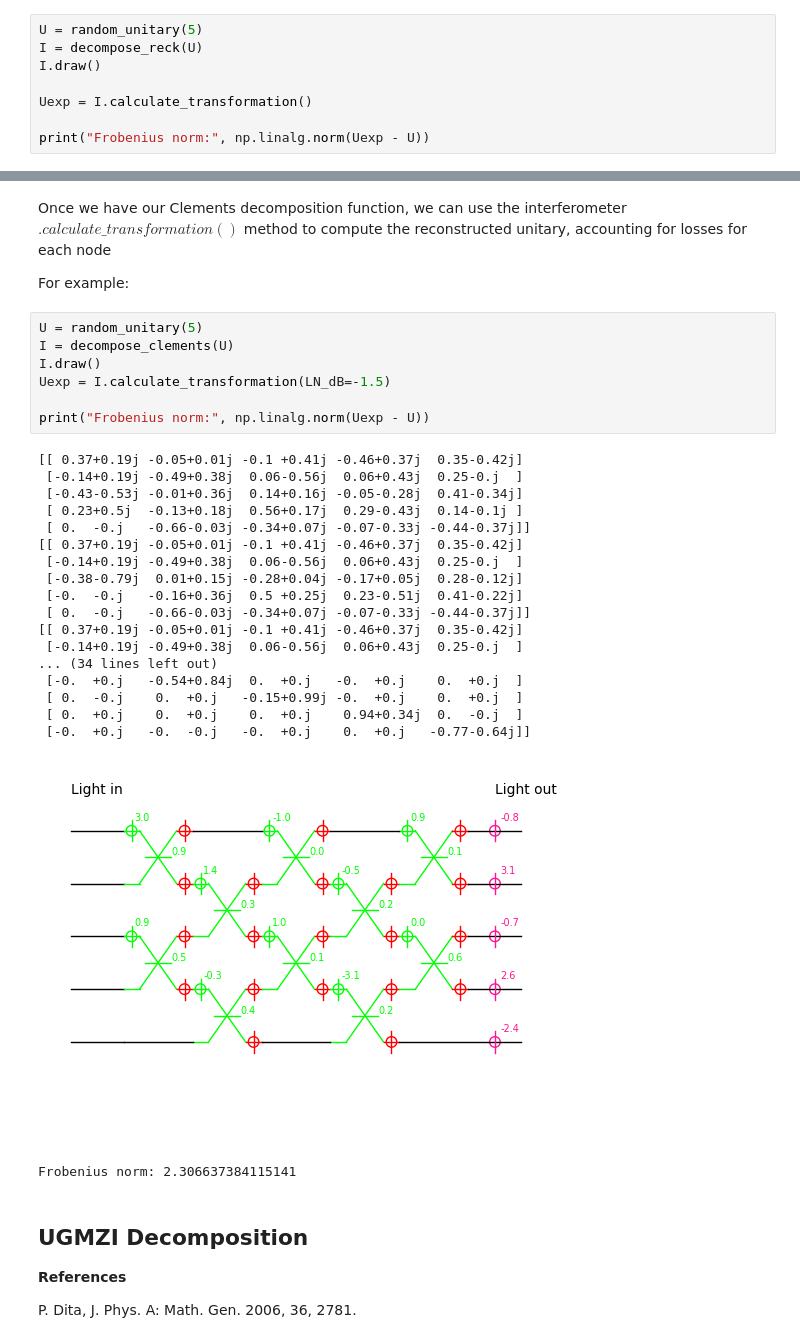
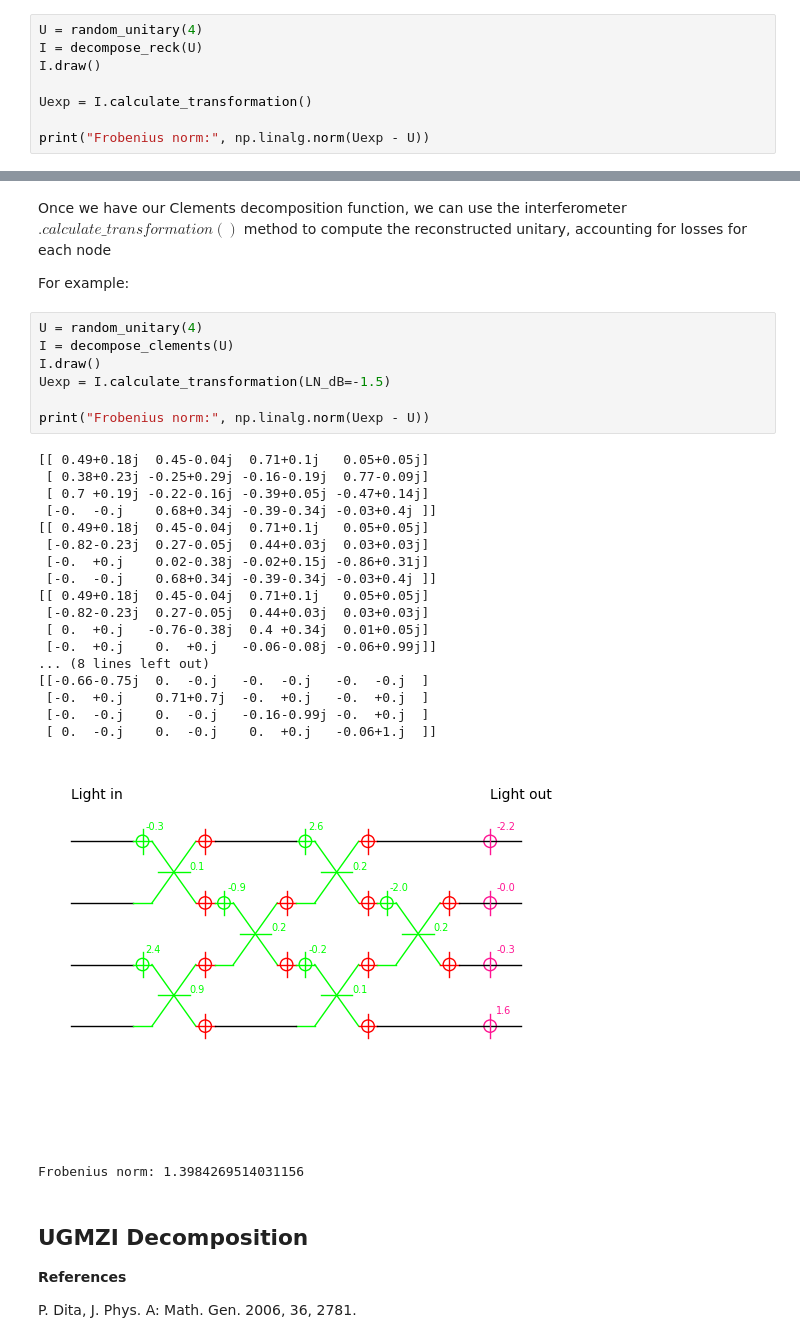
Before and after one commit to AndreaBarletta/fidelity-SGMZI, a Jupyter notebook: notebook.ipynb, the cells around one changed output, grey strips where cells are left out. Saved outputs shown, nothing was run; the diff lists cells and outputs as text.

```diff
--- a/notebook.ipynb
+++ b/notebook.ipynb
@@ -124,7 +124,7 @@ Once we have our Reck decomposition function, we can use the interferometer $.ca
 
 For example:
 # %%
-U = random_unitary(5)
+U = random_unitary(4)
 I = decompose_reck(U)
 I.draw()
 
@@ -280,32 +280,32 @@ Once we have our Clements decomposition function, we can use the interferometer
 
 For example:
 # %%
-U = random_unitary(5)
+U = random_unitary(4)
 I = decompose_clements(U)
 I.draw()
 Uexp = I.calculate_transformation(LN_dB=-1.5)
 
 print("Frobenius norm:", np.linalg.norm(Uexp - U))
 # %% [output]
-[[ 0.37+0.19j -0.05+0.01j -0.1 +0.41j -0.46+0.37j  0.35-0.42j]
- [-0.14+0.19j -0.49+0.38j  0.06-0.56j  0.06+0.43j  0.25-0.j  ]
- [-0.43-0.53j -0.01+0.36j  0.14+0.16j -0.05-0.28j  0.41-0.34j]
- [ 0.23+0.5j  -0.13+0.18j  0.56+0.17j  0.29-0.43j  0.14-0.1j ]
- [ 0.  -0.j   -0.66-0.03j -0.34+0.07j -0.07-0.33j -0.44-0.37j]]
-[[ 0.37+0.19j -0.05+0.01j -0.1 +0.41j -0.46+0.37j  0.35-0.42j]
- [-0.14+0.19j -0.49+0.38j  0.06-0.56j  0.06+0.43j  0.25-0.j  ]
- [-0.38-0.79j  0.01+0.15j -0.28+0.04j -0.17+0.05j  0.28-0.12j]
- [-0.  -0.j   -0.16+0.36j  0.5 +0.25j  0.23-0.51j  0.41-0.22j]
- [ 0.  -0.j   -0.66-0.03j -0.34+0.07j -0.07-0.33j -0.44-0.37j]]
-[[ 0.37+0.19j -0.05+0.01j -0.1 +0.41j -0.46+0.37j  0.35-0.42j]
- [-0.14+0.19j -0.49+0.38j  0.06-0.56j  0.06+0.43j  0.25-0.j  ]
-... (34 lines left out)
- [-0.  +0.j   -0.54+0.84j  0.  +0.j   -0.  +0.j    0.  +0.j  ]
- [ 0.  -0.j    0.  +0.j   -0.15+0.99j -0.  +0.j    0.  +0.j  ]
- [ 0.  +0.j    0.  +0.j    0.  +0.j    0.94+0.34j  0.  -0.j  ]
- [-0.  +0.j   -0.  -0.j   -0.  +0.j    0.  +0.j   -0.77-0.64j]]
+[[ 0.49+0.18j  0.45-0.04j  0.71+0.1j   0.05+0.05j]
+ [ 0.38+0.23j -0.25+0.29j -0.16-0.19j  0.77-0.09j]
+ [ 0.7 +0.19j -0.22-0.16j -0.39+0.05j -0.47+0.14j]
+ [-0.  -0.j    0.68+0.34j -0.39-0.34j -0.03+0.4j ]]
+[[ 0.49+0.18j  0.45-0.04j  0.71+0.1j   0.05+0.05j]
+ [-0.82-0.23j  0.27-0.05j  0.44+0.03j  0.03+0.03j]
+ [-0.  +0.j    0.02-0.38j -0.02+0.15j -0.86+0.31j]
+ [-0.  -0.j    0.68+0.34j -0.39-0.34j -0.03+0.4j ]]
+[[ 0.49+0.18j  0.45-0.04j  0.71+0.1j   0.05+0.05j]
+ [-0.82-0.23j  0.27-0.05j  0.44+0.03j  0.03+0.03j]
+ [ 0.  +0.j   -0.76-0.38j  0.4 +0.34j  0.01+0.05j]
+ [-0.  +0.j    0.  +0.j   -0.06-0.08j -0.06+0.99j]]
+... (8 lines left out)
+[[-0.66-0.75j  0.  -0.j   -0.  -0.j   -0.  -0.j  ]
+ [-0.  +0.j    0.71+0.7j  -0.  +0.j   -0.  +0.j  ]
+ [-0.  -0.j    0.  -0.j   -0.16-0.99j -0.  +0.j  ]
+ [ 0.  -0.j    0.  -0.j    0.  +0.j   -0.06+1.j  ]]
-[figure, old version]
+[figure, new version]
-Frobenius norm: 2.306637384115141
+Frobenius norm: 1.3984269514031156
 # %% [markdown]
 ## UGMZI Decomposition
 **References**
```
Also changed, not shown: parts of 1 cell of this notebook.
